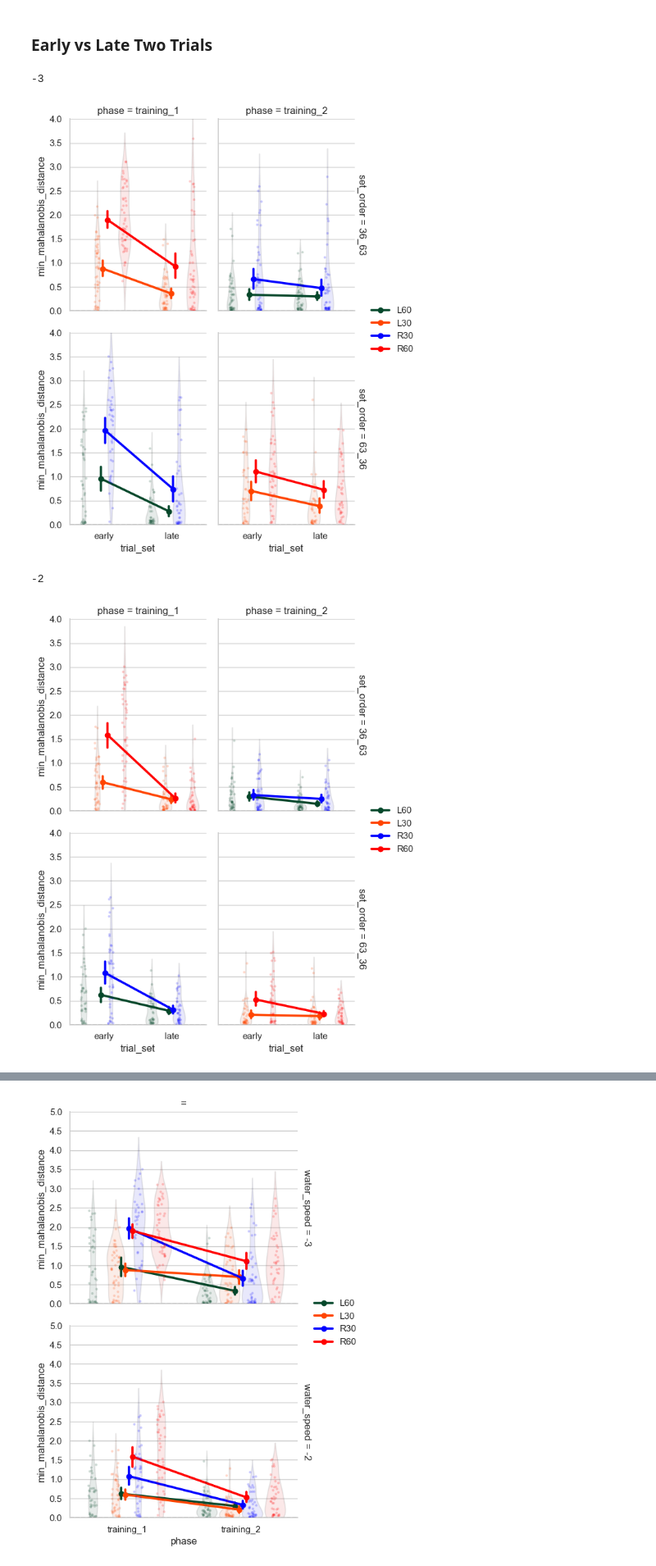
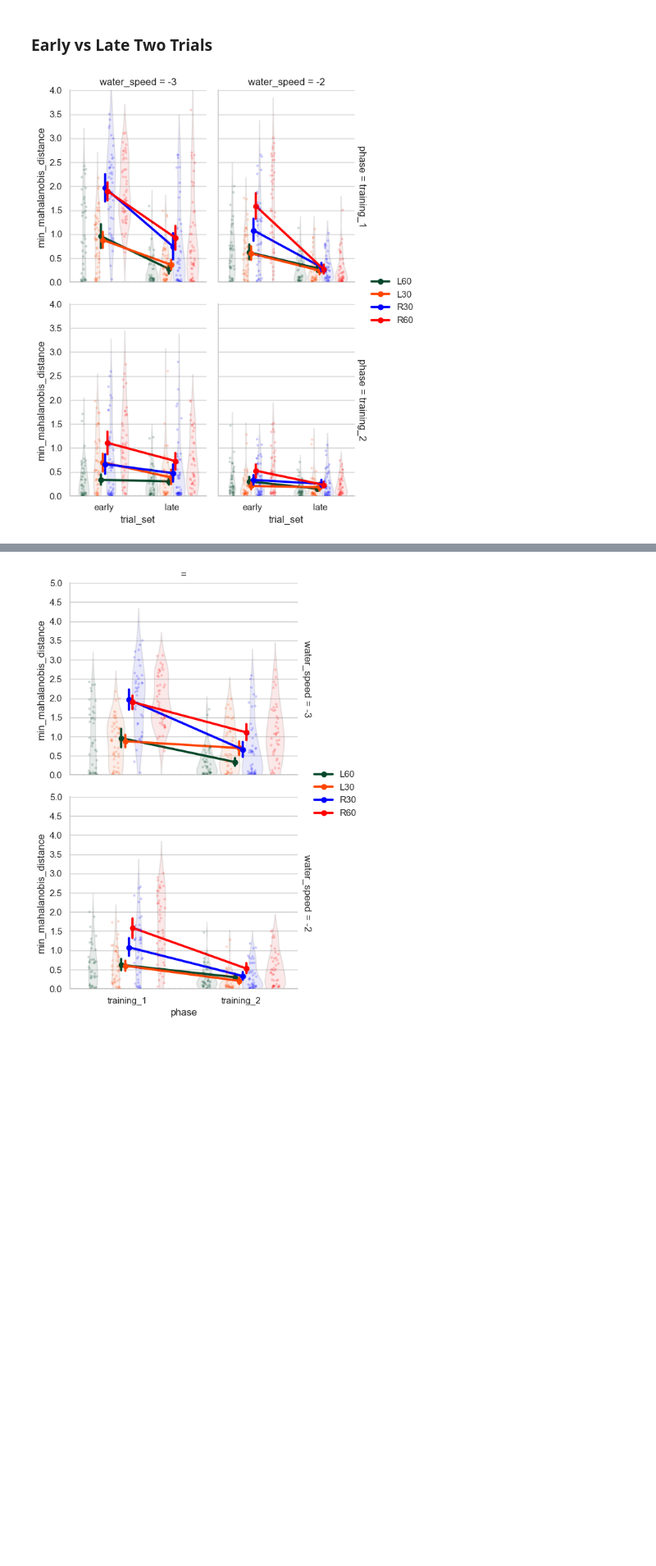
Before and after one commit to jacobjb02/vr-motor-adaptation-notebooks, a Jupyter notebook: Notebook/mahalanobis.ipynb, the cells around one changed output, grey strips where cells are left out. Shown at 82% size. Cells and saved outputs as stored; diff of their text form; code cells hidden in the pictures; blank space fills up the shorter version.

```diff
--- a/Notebook/mahalanobis.ipynb
+++ b/Notebook/mahalanobis.ipynb
@@ -279,44 +263,54 @@ hit max None
 # %%
 # run function to extract early and late means and make df
 
 from src.early_late_exposure import early_late_phase_new
 
 early_late_dual_df_2 = early_late_phase_new(df = df_dual_mahalanobis,
                  group_cols = ['ppid_full','target_id','water_speed'],
                  phase_col = 'phase',
                  phases_to_keep=['training_1','training_2'],
                  trial_col = 'trial_num',
                  n_trials = 2
                 ).copy()
 
 
-for w in early_late_dual_df_2['water_speed'].unique():
+# for w in early_late_dual_df_2['water_speed'].unique():
 
-    # filter data to specific water speeds
-    df_filt = early_late_dual_df_2[early_late_dual_df_2['water_speed'] == w]
+#     # filter data to specific water speeds
+#     df_filt = early_late_dual_df_2[early_late_dual_df_2['water_speed'] == w]
 
 
-    print(w)
+#     print(w)
 
-    from src.plotting import plot_slopes
-    plot_slopes(df_filt,
+#     from src.plotting import plot_slopes
+#     plot_slopes(df_filt,
+#                              x_col='trial_set',
+#                              y_col='min_mahalanobis_distance',
+#                              hue_var='target_id',
+#                              facet_col='phase',
+#                              facet_row= 'water_speed',
+#                              y_lim=[0.0, 3.5],
+#                              y_tick_step=0.5,
+#                              hit_bounds=None
+#                                 )
+
+from src.plotting import plot_slopes
+plot_slopes(early_late_dual_df_2,
                              x_col='trial_set',
                              y_col='min_mahalanobis_distance',
                              hue_var='target_id',
-                             facet_col='phase',
-                             facet_row= 'set_order',
+                             facet_col='water_speed',
+                             facet_row= 'phase',
                              y_lim=[0.0, 3.5],
                              y_tick_step=0.5,
                              hit_bounds=None
                                 )
 
+
 # save early_late_dual_df_2 as csv for R analyses
 early_late_dual_df_2.to_csv("..\\data\\mahalanobis_data\\early_late_DUAL_df.csv", index=False)
 # %% [output]
--3
-[figure, old version]
+[figure, new version]
--2
-[figure, removed]
 # %%
 # transfer
 
```
Also changed, not shown: parts of 2 cells of this notebook, 4 other files.
